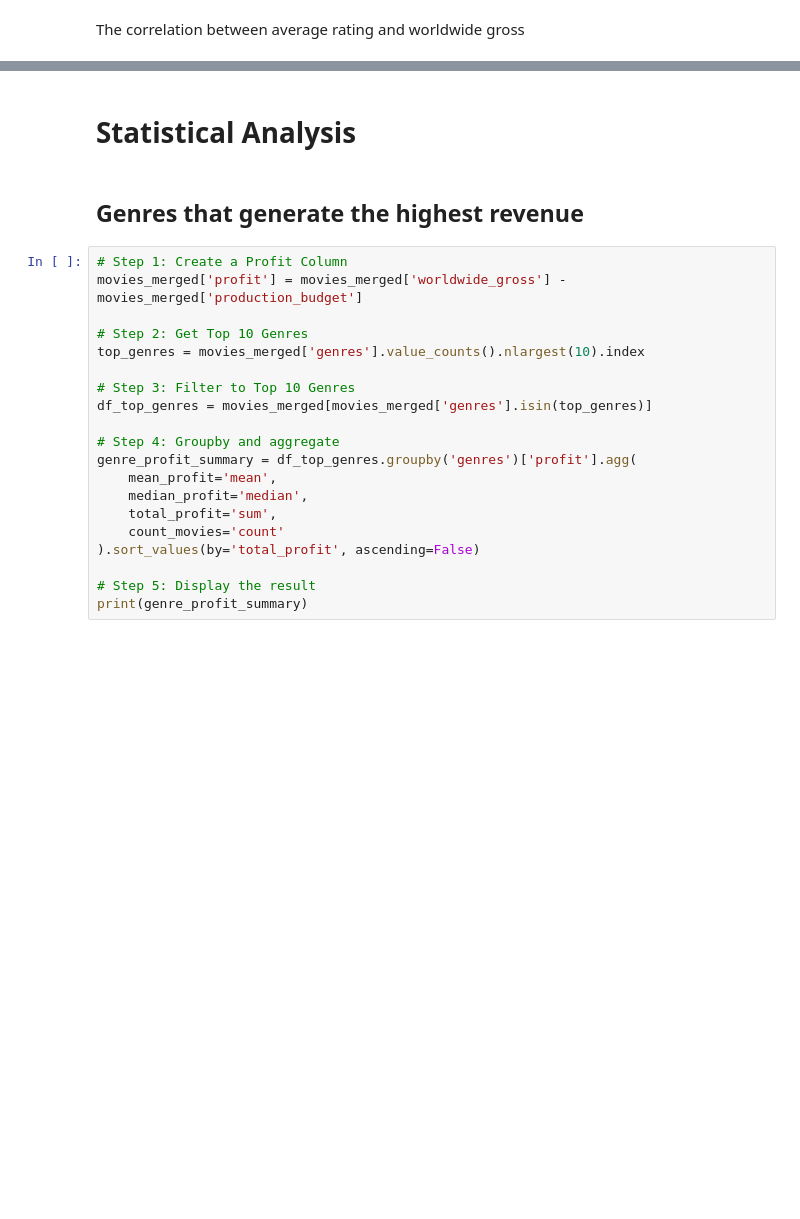
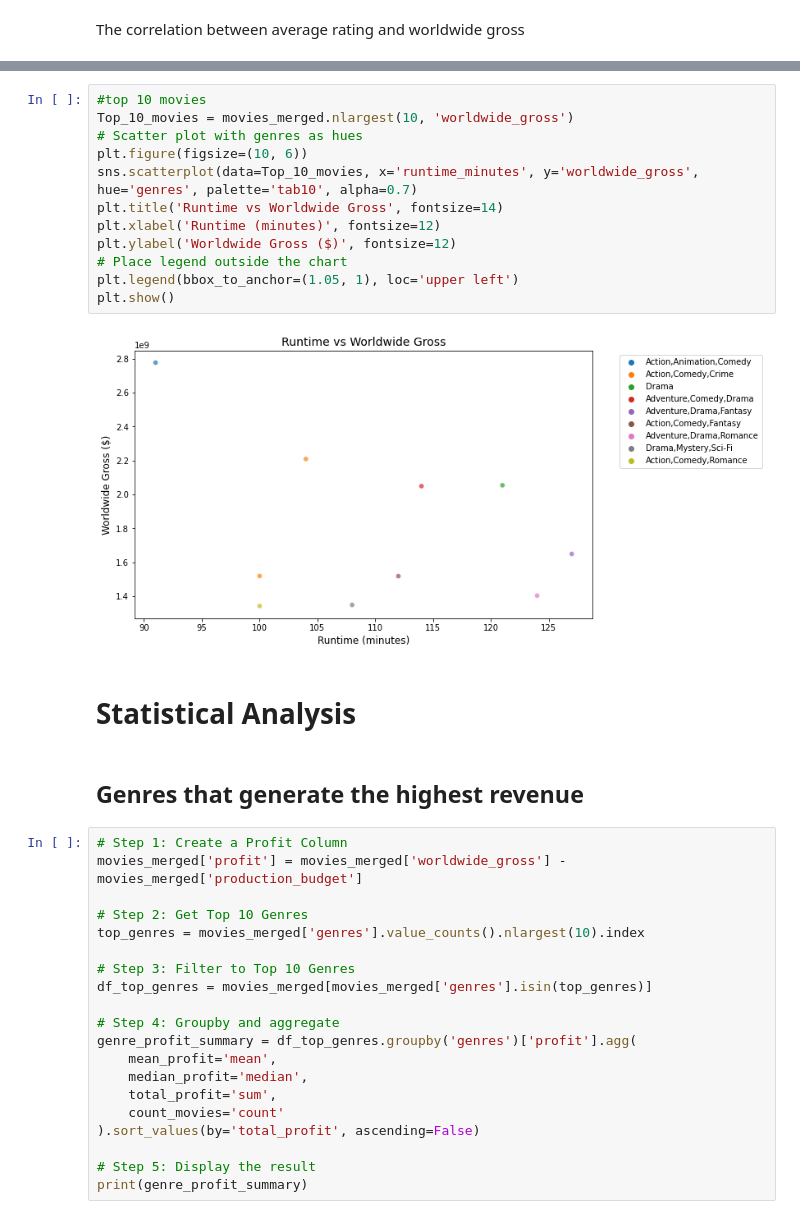
Before and after one commit to Paul-M-ARCH/phase2-project, a Jupyter notebook: phase-2-project-Final-jabes added insights.ipynb, the cells around one changed output, grey strips where cells are left out. Drawn from its saved outputs; the diff is of its cells as text; blank space fills up the shorter version.

```diff
--- a/phase-2-project-Final-jabes added insights.ipynb
+++ b/phase-2-project-Final-jabes added insights.ipynb
@@ -457,3 +454,17 @@ plt.show()
+# %%
+#top 10 movies
+Top_10_movies = movies_merged.nlargest(10, 'worldwide_gross')
+# Scatter plot with genres as hues
+plt.figure(figsize=(10, 6))
+sns.scatterplot(data=Top_10_movies, x='runtime_minutes', y='worldwide_gross', hue='genres', palette='tab10', alpha=0.7)
+plt.title('Runtime vs Worldwide Gross', fontsize=14)
+plt.xlabel('Runtime (minutes)', fontsize=12)
+plt.ylabel('Worldwide Gross ($)', fontsize=12)
+# Place legend outside the chart
+plt.legend(bbox_to_anchor=(1.05, 1), loc='upper left')
+plt.show()
+# %% [output]
+[figure, added]
 # %% [markdown]
 # Statistical Analysis
 # %% [markdown]
```
Also changed, not shown: parts of 20 cells of this notebook.
